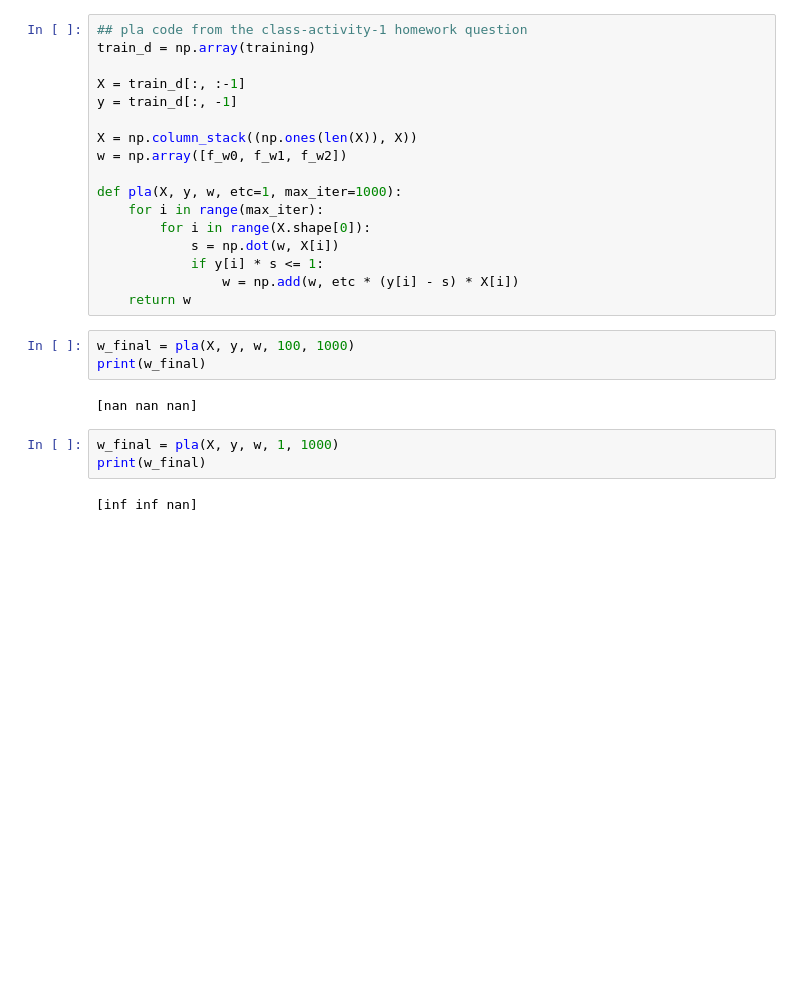
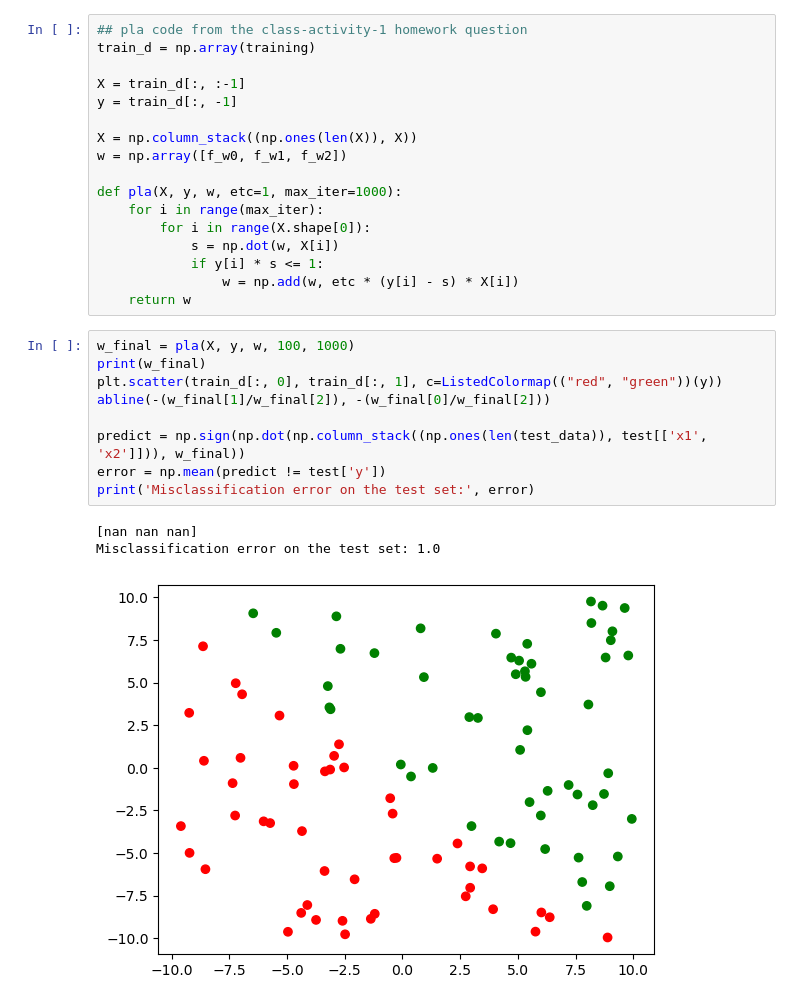
Before and after one commit to PeizuLi5/CMPE257-Fall23-Peizu-Li, a Jupyter notebook: Task3/Synthetic Data Generator.ipynb, the cells around one changed output. Cells and saved outputs as stored; diff of their text form; blank space fills up the shorter version.

```diff
--- a/Task3/Synthetic Data Generator.ipynb
+++ b/Task3/Synthetic Data Generator.ipynb
@@ -92,13 +93,16 @@ def pla(X, y, w, etc=1, max_iter=1000):
             if y[i] * s <= 1:
                 w = np.add(w, etc * (y[i] - s) * X[i])
     return w
-# %%
-w_final = pla(X, y, w, 100, 1000)
-print(w_final)
-# %% [output]
-[nan nan nan]
-# %%
-w_final = pla(X, y, w, 1, 1000)
-print(w_final)
-# %% [output]
-[inf inf nan]
+# %%
+w_final = pla(X, y, w, 100, 1000)
+print(w_final)
+plt.scatter(train_d[:, 0], train_d[:, 1], c=ListedColormap(("red", "green"))(y))
+abline(-(w_final[1]/w_final[2]), -(w_final[0]/w_final[2]))
+
+predict = np.sign(np.dot(np.column_stack((np.ones(len(test_data)), test[['x1', 'x2']])), w_final))
+error = np.mean(predict != test['y'])
+print('Misclassification error on the test set:', error)
+# %% [output]
+[nan nan nan]
+Misclassification error on the test set: 1.0
+[figure, added]
```
Also changed, not shown: parts of 4 cells of this notebook, 2 other files.
